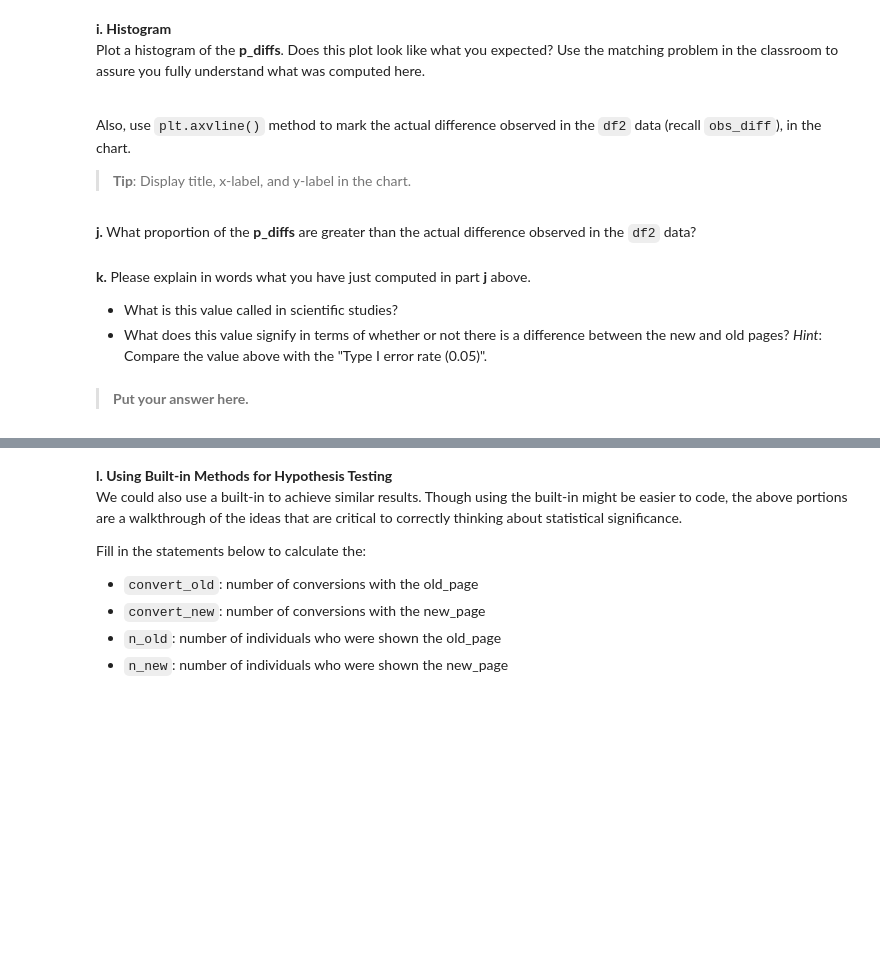
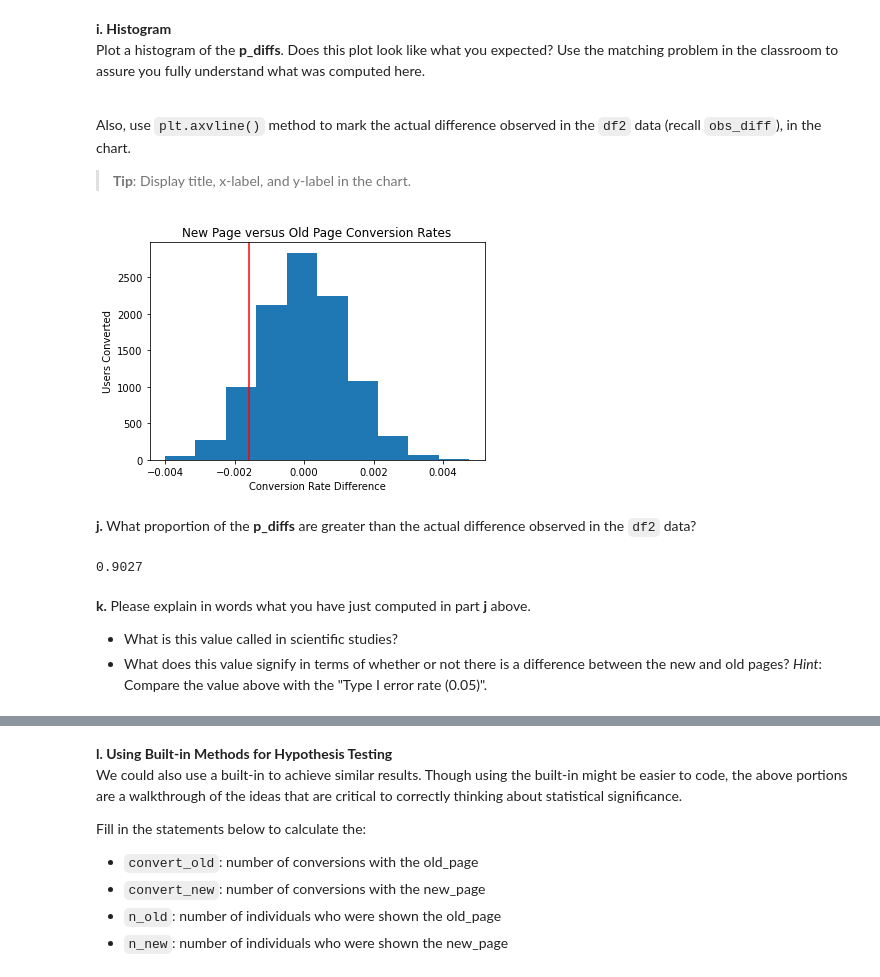
Before and after one commit to GaryLBentley/analyze_ab_test_results, a Jupyter notebook: Analyze_ab_test_results_notebook.ipynb, the cells around one changed output, grey strips where cells are left out. Cells and saved outputs as stored; diff of their text form; code cells hidden in the pictures; blank space fills up the shorter version.

Commit message:
Finished p-values

```diff
--- a/Analyze_ab_test_results_notebook.ipynb
+++ b/Analyze_ab_test_results_notebook.ipynb
@@ -292,2 +312,6 @@ Use the cells below to provide the necessary parts of this simulation.  You can
 # %% [markdown]
 **d.** What is $n_{old}$, the number of individuals in the control group?
+# %%
+# Set n_old to the number of individuals in the control group
+n_old = cont_df.user_id.value_counts().sum()
+n_old
@@ -298,3 +324,6 @@ Simulate $n_{new}$ transactions with a conversion rate of $p_{new}$ under the nu
 Store these $n_{new}$ 1's and 0's in the `new_page_converted` numpy array.
 # %%
 # Simulate a Sample for the treatment Group
+p_val_new =[p_new, 1 - p_new]
+new_page_converted = np.random.choice(2, size=n_new, p=p_val_new)
+new_page_converted.mean()
@@ -303,3 +334,6 @@ Store these $n_{new}$ 1's and 0's in the `new_page_converted` numpy array.
 Simulate $n_{old}$ transactions with a conversion rate of $p_{old}$ under the null hypothesis. <br> Store these $n_{old}$ 1's and 0's in the `old_page_converted` numpy array.
 # %%
 # Simulate a Sample for the control Group
+p_val_old =[p_old, 1 - p_old]
+old_page_converted = np.random.choice(2, size=n_old, p=p_val_old)
+old_page_converted.mean()
@@ -318,3 +356,13 @@ p_diffs = []
+# %%
+# Sampling distribution
+p_diffs = []
+
+# Bootstrap samples for both new and old pages
+for _ in range(10000):
+    new_page_converted = np.random.choice(2, size=n_new, replace=True, p=p_val_new)
+    old_page_converted = np.random.choice(2, size=n_old, replace=True, p=p_val_old)
+
+    p_diffs.append(new_page_converted.mean() - old_page_converted.mean())
 # %% [markdown]
 **i. Histogram**<br>
 Plot a histogram of the **p_diffs**.  Does this plot look like what you expected?  Use the matching problem in the classroom to assure you fully understand what was computed here.<br><br>
@@ -322,11 +370,28 @@ Plot a histogram of the **p_diffs**.  Does this plot look like what you expected
 Also, use `plt.axvline()` method to mark the actual difference observed  in the `df2` data (recall `obs_diff`), in the chart.
 
 >**Tip**: Display title, x-label, and y-label in the chart.
+# %%
+# Convert p_diffs to a numpy array so it can be ploted in a histogram
+p_diffs = np.array(p_diffs)
+
+# Create the histogram
+plt.hist(p_diffs);
+plt.xlabel('Conversion Rate Difference')
+plt.ylabel('Users Converted')
+plt.title('New Page versus Old Page Conversion Rates')
+plt.axvline(x=obs_diff, c="r")
+plt.show()
+# %% [output]
+[figure, added]
 # %% [markdown]
 **j.** What proportion of the **p_diffs** are greater than the actual difference observed in the `df2` data?
+# %%
+# Calculate the final pValue
+p_val_final = (p_diffs > obs_diff).mean()
+p_val_final
+# %% [output]
+0.9027
 # %% [markdown]
 **k.** Please explain in words what you have just computed in part **j** above.
  - What is this value called in scientific studies?
  - What does this value signify in terms of whether or not there is a difference between the new and old pages? *Hint*: Compare the value above with the "Type I error rate (0.05)".
-# %% [markdown]
->**Put your answer here.**
```
Also changed, not shown: parts of 14 cells of this notebook.
